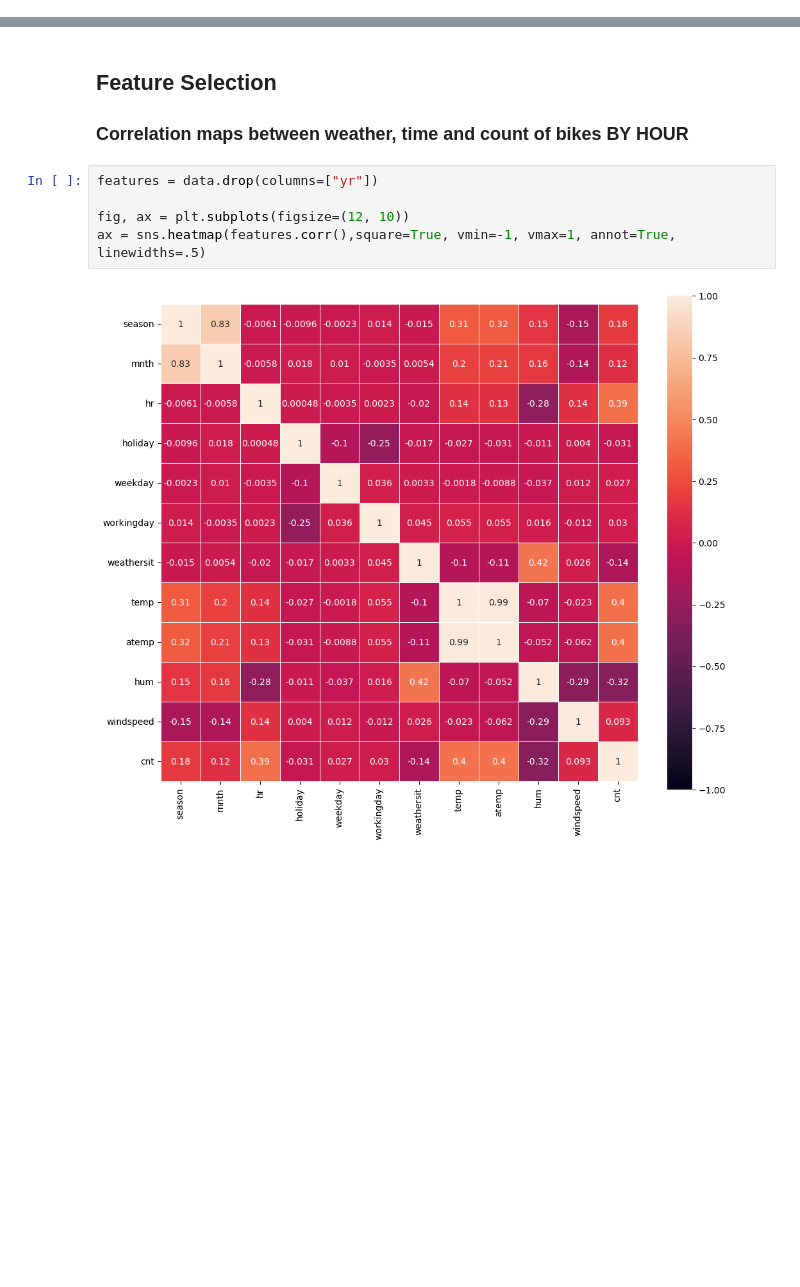
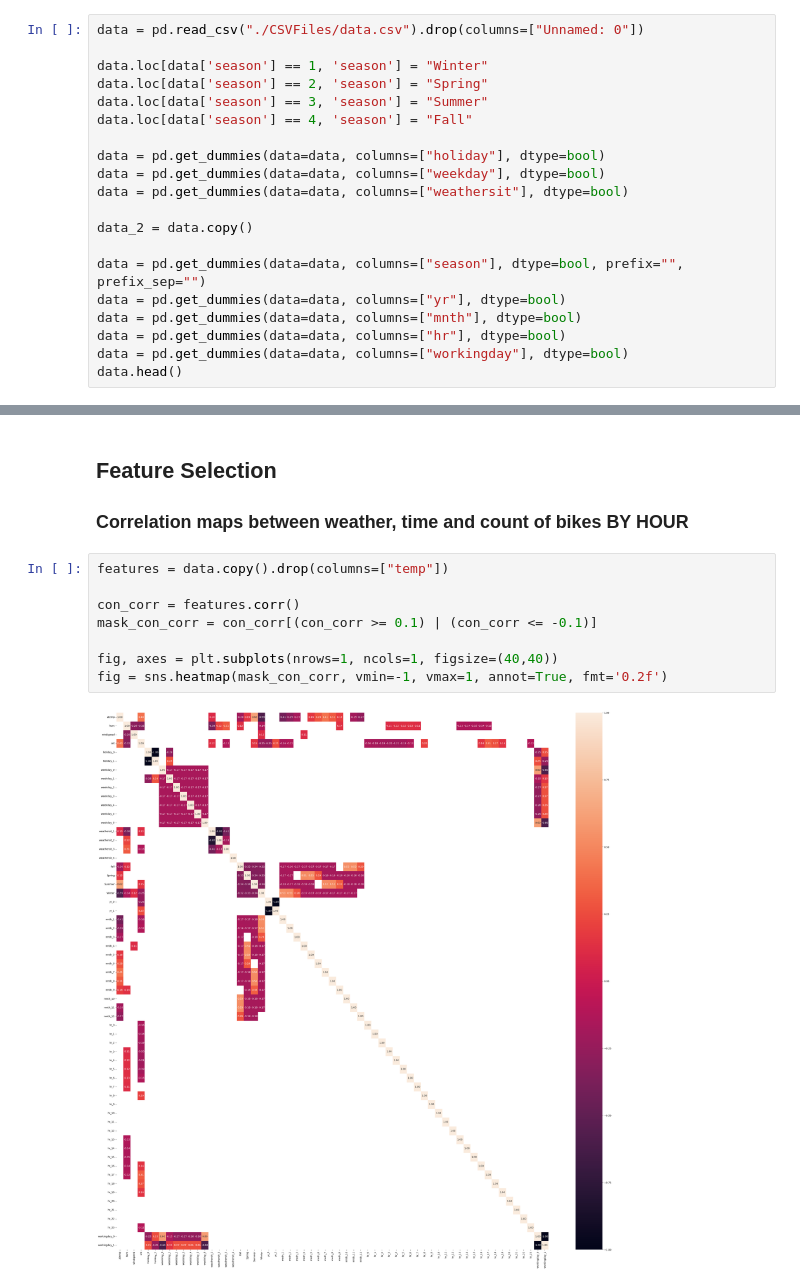
Before and after one commit to FlipGoncalves/BikeSharingDeepLearning, a Jupyter notebook: STMpart1.ipynb, the cells around one changed output, grey strips where cells are left out. Saved outputs shown, nothing was run; the diff lists cells and outputs as text; blank space fills up the shorter version.

```diff
--- a/STMpart1.ipynb
+++ b/STMpart1.ipynb
@@ -19,0 +10,20 @@ data.head()
+# %%
+data = pd.read_csv("./CSVFiles/data.csv").drop(columns=["Unnamed: 0"])
+
+data.loc[data['season'] == 1, 'season'] = "Winter"
+data.loc[data['season'] == 2, 'season'] = "Spring"
+data.loc[data['season'] == 3, 'season'] = "Summer"
+data.loc[data['season'] == 4, 'season'] = "Fall"
+
+data = pd.get_dummies(data=data, columns=["holiday"], dtype=bool)
+data = pd.get_dummies(data=data, columns=["weekday"], dtype=bool)
+data = pd.get_dummies(data=data, columns=["weathersit"], dtype=bool)
+
+data_2 = data.copy()
+
+data = pd.get_dummies(data=data, columns=["season"], dtype=bool, prefix="", prefix_sep="")
+data = pd.get_dummies(data=data, columns=["yr"], dtype=bool)
+data = pd.get_dummies(data=data, columns=["mnth"], dtype=bool)
+data = pd.get_dummies(data=data, columns=["hr"], dtype=bool)
+data = pd.get_dummies(data=data, columns=["workingday"], dtype=bool)
+data.head()
@@ -41,9 +59,12 @@ trips.head()
 ## Feature Selection
 ### Correlation maps between weather, time and count of bikes BY HOUR
 # %%
-features = data.drop(columns=["yr"])
+features = data.copy().drop(columns=["temp"])
 
-fig, ax = plt.subplots(figsize=(12, 10))
-ax = sns.heatmap(features.corr(),square=True, vmin=-1, vmax=1, annot=True, linewidths=.5)
+con_corr = features.corr()
+mask_con_corr = con_corr[(con_corr >= 0.1) | (con_corr <= -0.1)]
+
+fig, axes = plt.subplots(nrows=1, ncols=1, figsize=(40,40))
+fig = sns.heatmap(mask_con_corr, vmin=-1, vmax=1, annot=True, fmt='0.2f')
 # %% [output]
-[figure, old version]
+[figure, new version]
```
Also changed, not shown: parts of 15 cells of this notebook, 1 other file.
